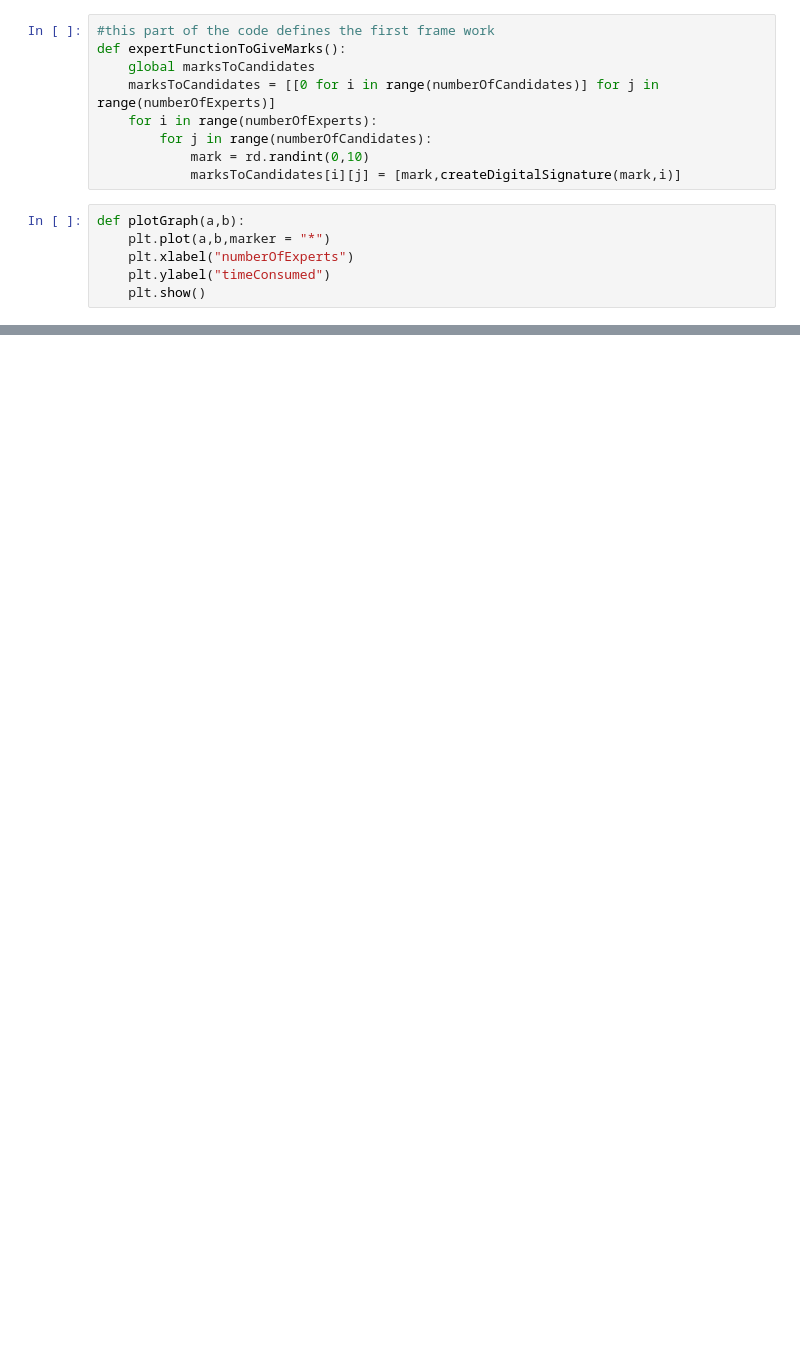
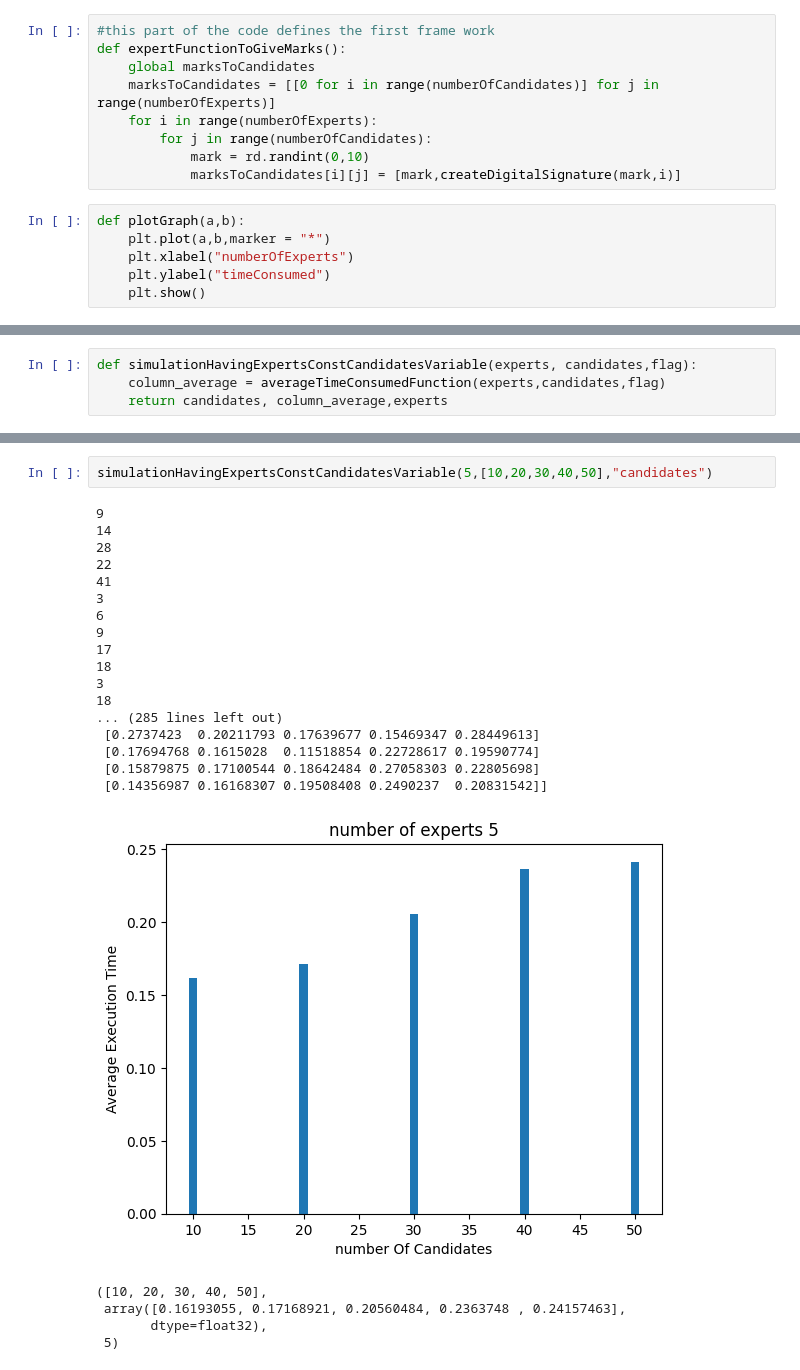
Before and after one commit to jababros11/GauravSirPaper, a Jupyter notebook: gaurav sir paper/FrameWork1.ipynb, the cells around one changed output, grey strips where cells are left out. Drawn from its saved outputs; the diff is of its cells as text; blank space fills up the shorter version.

```diff
--- a/gaurav sir paper/FrameWork1.ipynb
+++ b/gaurav sir paper/FrameWork1.ipynb
@@ -91,0 +122,4 @@ highest marks gaining candidate = 1864
+# %%
+def simulationHavingExpertsConstCandidatesVariable(experts, candidates,flag):
+    column_average = averageTimeConsumedFunction(experts,candidates,flag)
+    return candidates, column_average,experts
@@ -91,0 +156,25 @@ highest marks gaining candidate = 1864
+# %%
+simulationHavingExpertsConstCandidatesVariable(5,[10,20,30,40,50],"candidates")
+# %% [output]
+9
+14
+28
+22
+41
+3
+6
+9
+17
+18
+3
+18
+... (285 lines left out)
+ [0.2737423  0.20211793 0.17639677 0.15469347 0.28449613]
+ [0.17694768 0.1615028  0.11518854 0.22728617 0.19590774]
+ [0.15879875 0.17100544 0.18642484 0.27058303 0.22805698]
+ [0.14356987 0.16168307 0.19508408 0.2490237  0.20831542]]
+[figure, added]
+([10, 20, 30, 40, 50],
+ array([0.16193055, 0.17168921, 0.20560484, 0.2363748 , 0.24157463],
+       dtype=float32),
+ 5)
```
Also changed, not shown: parts of 7 cells of this notebook, 1 other file.
